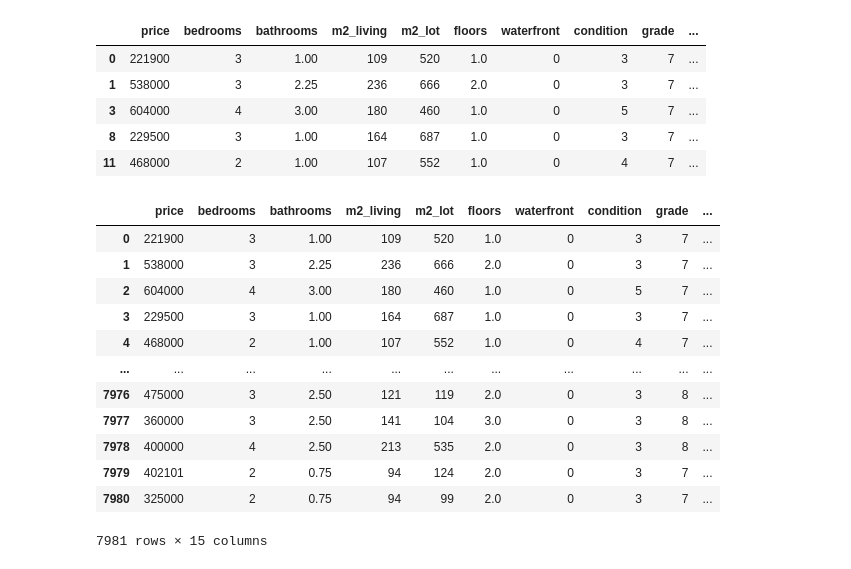
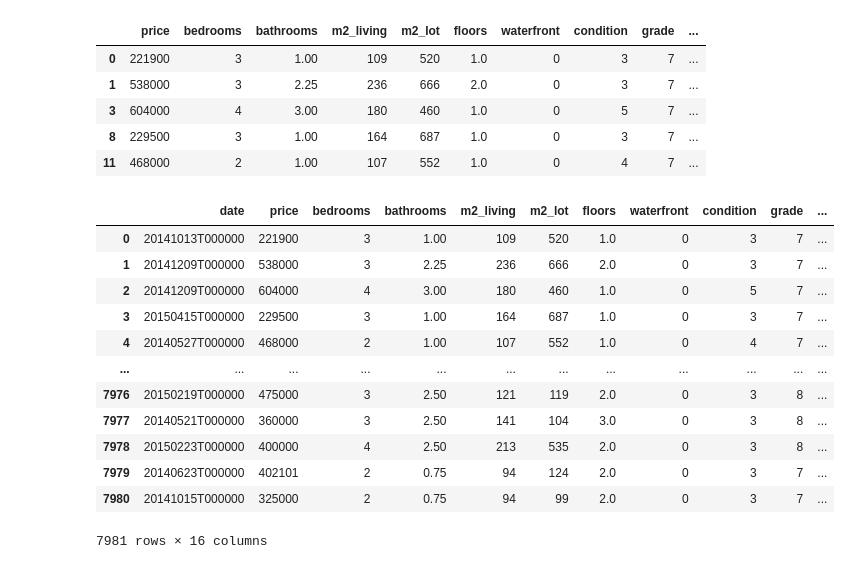
Before and after one commit to jafetimbre/mib-fiesta, a Jupyter notebook: src/beresescu_copy.ipynb, the cells around one changed output. Cells and saved outputs as stored; diff of their text form; code cells hidden in the pictures.

```diff
--- a/src/beresescu_copy.ipynb
+++ b/src/beresescu_copy.ipynb
@@ -130,19 +133,19 @@ housing_data.head()
 | 8 | 229500 | 3 | 1.00 | 164 | 687 | 1.0 | 0 | 3 | 7 | ... |
 | 11 | 468000 | 2 | 1.00 | 107 | 552 | 1.0 | 0 | 4 | 7 | ... |
 # %%
-houses = pd.read_csv("housing_data_cleaned.csv")
+houses = pd.read_csv("https://raw.githubusercontent.com/jafetimbre/mib-fiesta/master/data/housing_data_cleaned.csv")
 houses
 # %% [output]
-|  | price | bedrooms | bathrooms | m2_living | m2_lot | floors | waterfront | condition | grade | ... |
-| 0 | 221900 | 3 | 1.00 | 109 | 520 | 1.0 | 0 | 3 | 7 | ... |
-| 1 | 538000 | 3 | 2.25 | 236 | 666 | 2.0 | 0 | 3 | 7 | ... |
-| 2 | 604000 | 4 | 3.00 | 180 | 460 | 1.0 | 0 | 5 | 7 | ... |
-| 3 | 229500 | 3 | 1.00 | 164 | 687 | 1.0 | 0 | 3 | 7 | ... |
-| 4 | 468000 | 2 | 1.00 | 107 | 552 | 1.0 | 0 | 4 | 7 | ... |
-| ... | ... | ... | ... | ... | ... | ... | ... | ... | ... | ... |
-| 7976 | 475000 | 3 | 2.50 | 121 | 119 | 2.0 | 0 | 3 | 8 | ... |
-| 7977 | 360000 | 3 | 2.50 | 141 | 104 | 3.0 | 0 | 3 | 8 | ... |
-| 7978 | 400000 | 4 | 2.50 | 213 | 535 | 2.0 | 0 | 3 | 8 | ... |
-| 7979 | 402101 | 2 | 0.75 | 94 | 124 | 2.0 | 0 | 3 | 7 | ... |
-| 7980 | 325000 | 2 | 0.75 | 94 | 99 | 2.0 | 0 | 3 | 7 | ... |
+|  | date | price | bedrooms | bathrooms | m2_living | m2_lot | floors | waterfront | condition | grade | ... |
+| 0 | 20141013T000000 | 221900 | 3 | 1.00 | 109 | 520 | 1.0 | 0 | 3 | 7 | ... |
+| 1 | 20141209T000000 | 538000 | 3 | 2.25 | 236 | 666 | 2.0 | 0 | 3 | 7 | ... |
+| 2 | 20141209T000000 | 604000 | 4 | 3.00 | 180 | 460 | 1.0 | 0 | 5 | 7 | ... |
+| 3 | 20150415T000000 | 229500 | 3 | 1.00 | 164 | 687 | 1.0 | 0 | 3 | 7 | ... |
+| 4 | 20140527T000000 | 468000 | 2 | 1.00 | 107 | 552 | 1.0 | 0 | 4 | 7 | ... |
+| ... | ... | ... | ... | ... | ... | ... | ... | ... | ... | ... | ... |
+| 7976 | 20150219T000000 | 475000 | 3 | 2.50 | 121 | 119 | 2.0 | 0 | 3 | 8 | ... |
+| 7977 | 20140521T000000 | 360000 | 3 | 2.50 | 141 | 104 | 3.0 | 0 | 3 | 8 | ... |
+| 7978 | 20150223T000000 | 400000 | 4 | 2.50 | 213 | 535 | 2.0 | 0 | 3 | 8 | ... |
+| 7979 | 20140623T000000 | 402101 | 2 | 0.75 | 94 | 124 | 2.0 | 0 | 3 | 7 | ... |
+| 7980 | 20141015T000000 | 325000 | 2 | 0.75 | 94 | 99 | 2.0 | 0 | 3 | 7 | ... |
-7981 rows × 15 columns
+7981 rows × 16 columns
```
Also changed, not shown: parts of 7 cells of this notebook.
